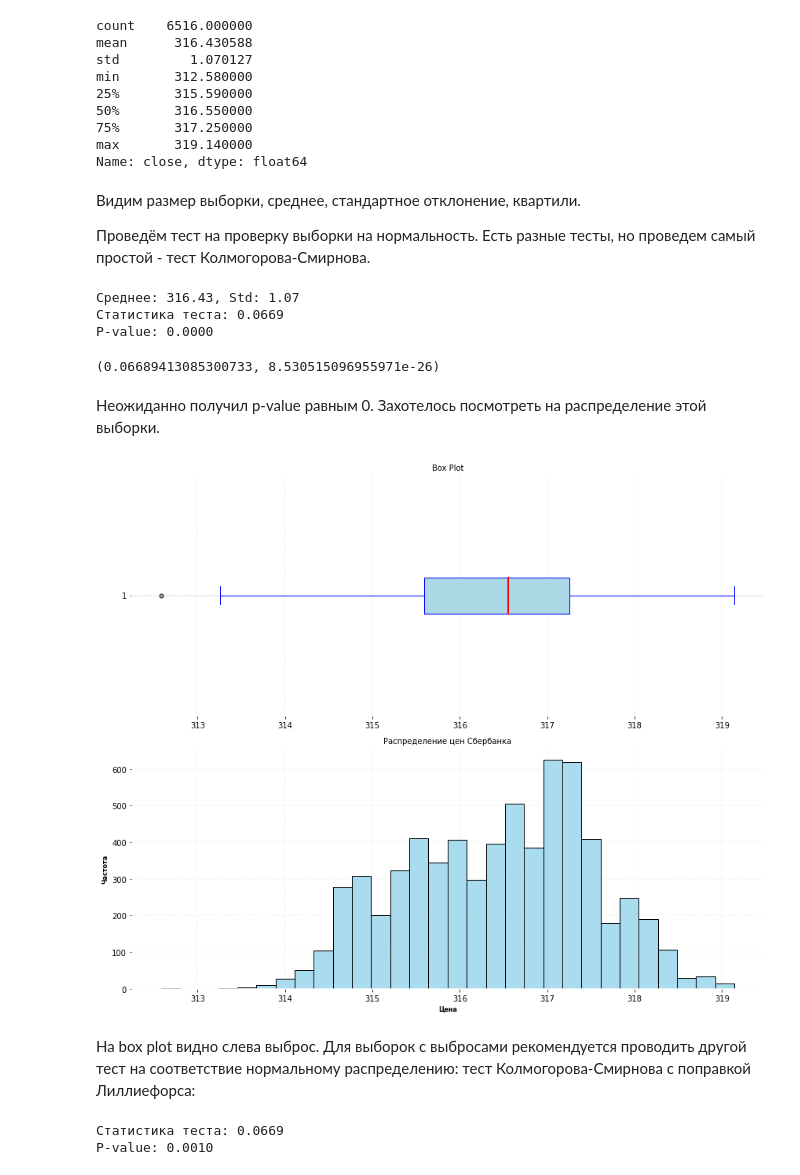
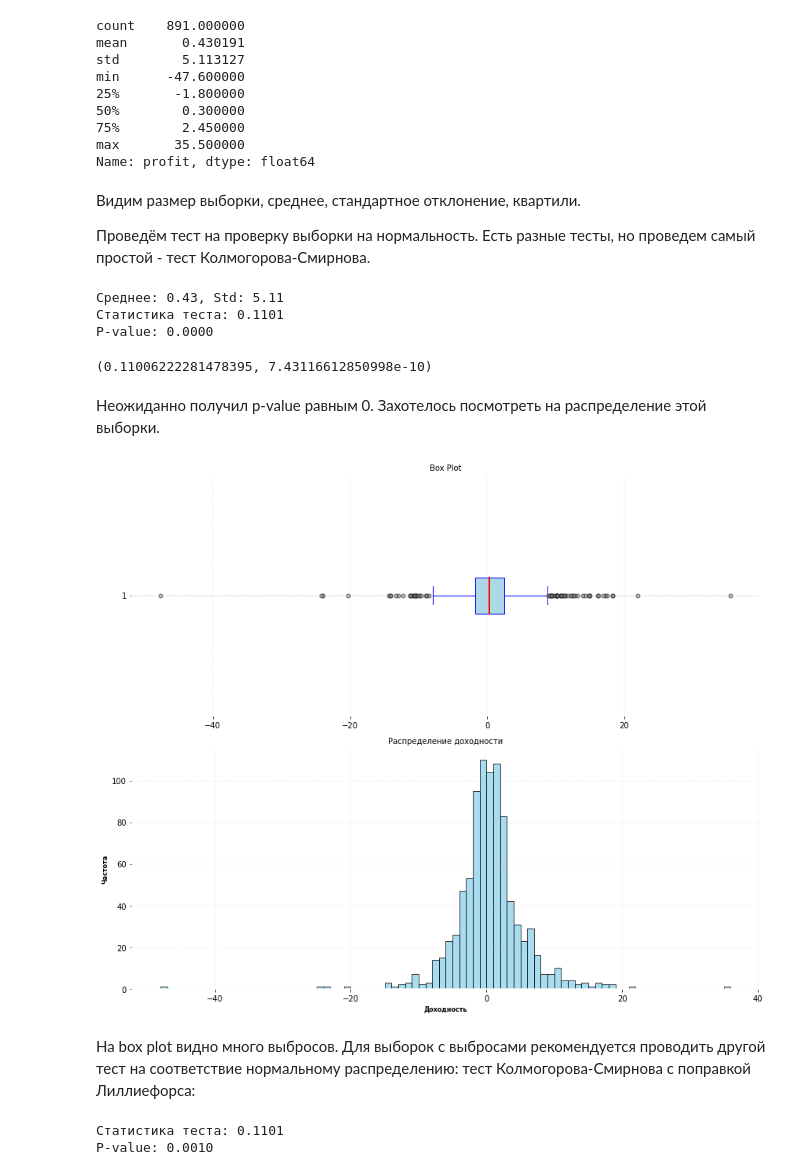
Before and after one commit to DmitriyZubkov41/statistika, a Jupyter notebook: readme.ipynb, the cells around one changed output. Saved outputs shown, nothing was run; the diff lists cells and outputs as text; code cells hidden in the pictures.

Commit message:
Поменял выборку Close на выборку доходностей

```diff
--- a/readme.ipynb
+++ b/readme.ipynb
@@ -144,0 +83,5 @@ df.to_csv('1min.csv', index=False)
+# %%
+df.loc[:, 'profit'] = round((df['close'] - df['close'].shift(1)) * 100 / df['close'].shift(1), 1)
+df = df.dropna()
+data = df['profit']
+data
@@ -152,17 +105,17 @@ df.to_csv('1min.csv', index=False)
 Для описания выборки существуют различные показатели, для расчета которых в Python существуют различные методы, но проще всего
 использовать метод describe() , который разом рассчитает кучу всяких статистических показателей.
 # %%
-df['close'].describe()
+data.describe()
 # %% [output]
-count    6516.000000
-mean      316.430588
-std         1.070127
-min       312.580000
-25%       315.590000
-50%       316.550000
-75%       317.250000
-max       319.140000
-Name: close, dtype: float64
+count    891.000000
+mean       0.430191
+std        5.113127
+min      -47.600000
+25%       -1.800000
+50%        0.300000
+75%        2.450000
+max       35.500000
+Name: profit, dtype: float64
 # %% [markdown]
 Видим размер выборки, среднее, стандартное отклонение, квартили.
 
@@ -175,8 +128,6 @@ def test_kolmogorov_smirnov(df):
     """
 
     from scipy.stats import kstest
-
-    data = df['close']
 
     # Оцениваем среднее и стандартное отклонение нормального распределения по выборке
     mu, sigma = data.mean(), data.std()
@@ -191,72 +142,76 @@ def test_kolmogorov_smirnov(df):
 
 test_kolmogorov_smirnov(df)
 # %% [output]
-Среднее: 316.43, Std: 1.07
-Статистика теста: 0.0669
+Среднее: 0.43, Std: 5.11
+Статистика теста: 0.1101
 P-value: 0.0000
-(0.06689413085300733, 8.530515096955971e-26)
+(0.11006222281478395, 7.43116612850998e-10)
 # %% [markdown]
 Неожиданно получил p-value равным 0. Захотелось посмотреть на распределение этой выборки.
 # %%
-def plot_distribution(df):
+def plot_distribution(data):
     """
-    Базовый график распределения цен
+    График распределения доходности
     """
-
     import matplotlib.pyplot as plt
     import seaborn as sns
-
-    data = df['close']
+    import numpy as np
 
     fig, axes = plt.subplots(2, 1, figsize=(12, 10))
 
     # 1. Box plot на верхнем графике (axes[0])
     box = axes[0].boxplot(data, vert=False, patch_artist=True,
                          boxprops=dict(facecolor='lightblue', color='blue'),
                          whiskerprops=dict(color='blue'),
                          capprops=dict(color='blue'),
                          medianprops=dict(color='red', linewidth=2),
                          flierprops=dict(marker='o', markerfacecolor='gray',
                                        markersize=5, alpha=0.5))
 
     # Добавляем заголовок и подписи для боксплота
     axes[0].set_title('Box Plot', fontsize=10)
     axes[0].grid(True, alpha=0.3, axis='x')
 
 
     # 2. Гистограмма на нижнем графике (axes[1])
-    sns.histplot(data, kde=False, bins=30, color='skyblue', edgecolor='black', alpha=0.7, ax=axes[1])
+    bin_width = 1
+    min_val = np.floor(data.min() / bin_width) * bin_width
+    max_val = np.ceil(data.max() / bin_width) * bin_width
+
+    # Создаем бины от min_val до max_val с шагом bin_width
+    bins = np.arange(min_val, max_val + bin_width, bin_width)
+    sns.histplot(data, kde=False, bins=bins, color='skyblue', edgecolor='black', alpha=0.7, ax=axes[1])
 
     # Добавляем заголовок и подписи для гистограммы
-    axes[1].set_title('Распределение цен Сбербанка', fontsize=10)
-    axes[1].set_xlabel('Цена', fontsize=8)
+    axes[1].set_title('Распределение доходности', fontsize=10)
+    axes[1].set_xlabel('Доходность', fontsize=8)
     axes[1].set_ylabel('Частота', fontsize=8)
     axes[1].grid(True, alpha=0.3)
+
 
     plt.tight_layout()
     plt.show()
 
-plot_distribution(df)
+plot_distribution(data)
 # %% [output]
-[figure, old version]
+[figure, new version]
 # %% [markdown]
-На box plot видно слева выброс. Для выборок с выбросами рекомендуется проводить другой тест на соответствие нормальному распределению: тест Колмогорова-Смирнова с поправкой Лиллиефорса:
+На box plot видно много выбросов. Для выборок с выбросами рекомендуется проводить другой тест на соответствие нормальному распределению: тест Колмогорова-Смирнова с поправкой Лиллиефорса:
 # %%
-def test_lilliefors(df):
+def test_lilliefors(data):
     """
     Тест Колмогорова-Смирнова с поправкой Лиллиефорса
     """
 
     from statsmodels.stats.diagnostic import lilliefors
 
-    data = df['close']
     statistic, p_value = lilliefors(data)
     print(f"Статистика теста: {statistic:.4f}")
     print(f"P-value: {p_value:.4f}")
 
-test_lilliefors(df)
+test_lilliefors(data)
 # %% [output]
-Статистика теста: 0.0669
+Статистика теста: 0.1101
 P-value: 0.0010
 # %% [markdown]
 Не ноль, но все равно намного меньше обычного уровня значимости в 5 %.
```
Also changed, not shown: parts of 12 cells of this notebook, 1 other file.
